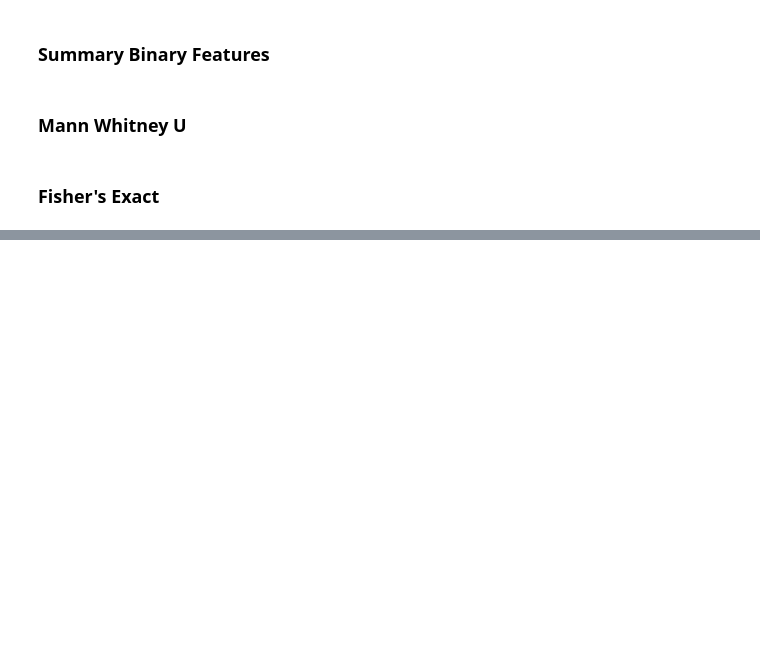
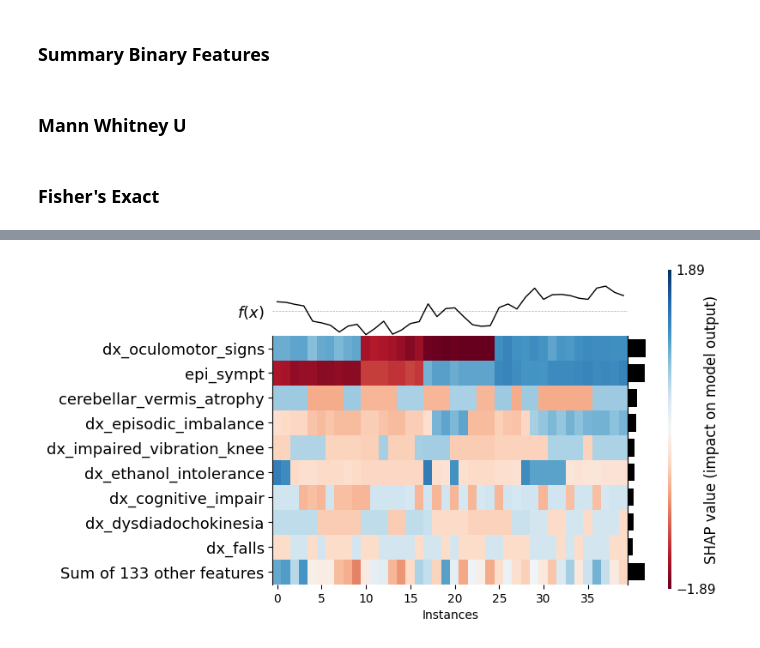
Before and after one commit to Le-bruit-de-nos-pas/fgf14_chu_2024, a Jupyter notebook: fgf14.ipynb, the cells around one changed output, grey strips where cells are left out. Drawn from its saved outputs; the diff is of its cells as text; code cells hidden in the pictures; blank space fills up the shorter version.

```diff
--- a/fgf14.ipynb
+++ b/fgf14.ipynb
@@ -168,0 +235,4 @@ Error occurred for column 'dx_gait_balance_impair': The input `table` must be of
+# %%
+shap.plots.heatmap(shap_values, max_display=10, plot_width=6, cmap=plt.get_cmap("RdBu"))
+# %% [output]
+[figure, added]
```
Also changed, not shown: parts of 45 cells of this notebook.
